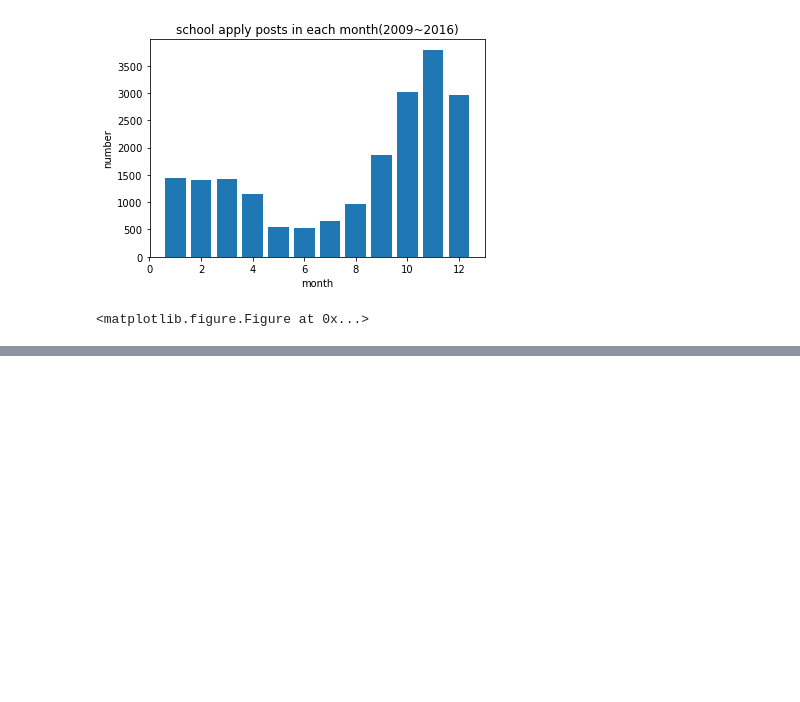
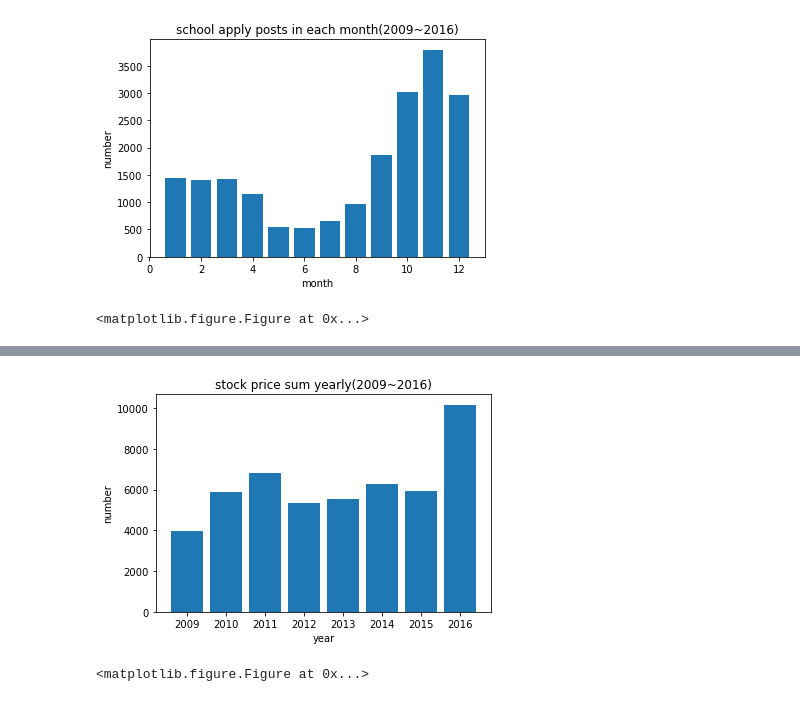
Before and after one commit to NoPointExc/1point3.com, a Jupyter notebook: new-poition&interview-report-time-analysis.ipynb, the cells around one changed output, grey strips where cells are left out. Drawn from its saved outputs; the diff is of its cells as text; code cells hidden in the pictures; blank space fills up the shorter version.

Commit message:
EDU stock bar ploat

```diff
--- a/new-poition&interview-report-time-analysis.ipynb
+++ b/new-poition&interview-report-time-analysis.ipynb
@@ -12,6 +12,22 @@ def read_date(pth):
             y,m,d=row[0].split('-')
             dates.append({'year':int(y), 'mon':int(m), 'day':int(d)})
     return dates
+
+def read_stock(pth):
+    records=[]
+    with open(pth, 'r') as f:
+        reader = csv.reader(f, delimiter=',')
+        for row in reader:
+            if(len(row[0].split('/')) != 3):
+                continue
+            y,m,d = row[0].split('/')
+            date = {'year':int(y), 'mon':int(m), 'day':int(d)}
+            records.append(
+                {'date':date, 'open':float(row[1]),
+                 'volume':float(row[2]), 'close':float(row[3]),
+                 'high':float(row[4]), 'low':float(row[5])}
+            )
+    return records
 # %%
 def count(dates):
     rst={}
@@ -96,0 +147,8 @@ drawYearBar(schAply, 'school apply posts in each month')
+# %%
+#EDU stock
+records = read_stock('EDU_stock_history.csv')
+yearSum = sumUp(records, lambda r: r['date']['year'], lambda r: r['close'] )
+yearlyBar(yearSum, 'stock price sum yearly', 2009, 2016)
+# %% [output]
+[figure, added]
+<matplotlib.figure.Figure at 0x...>
```
Also changed, not shown: parts of 8 cells of this notebook.
